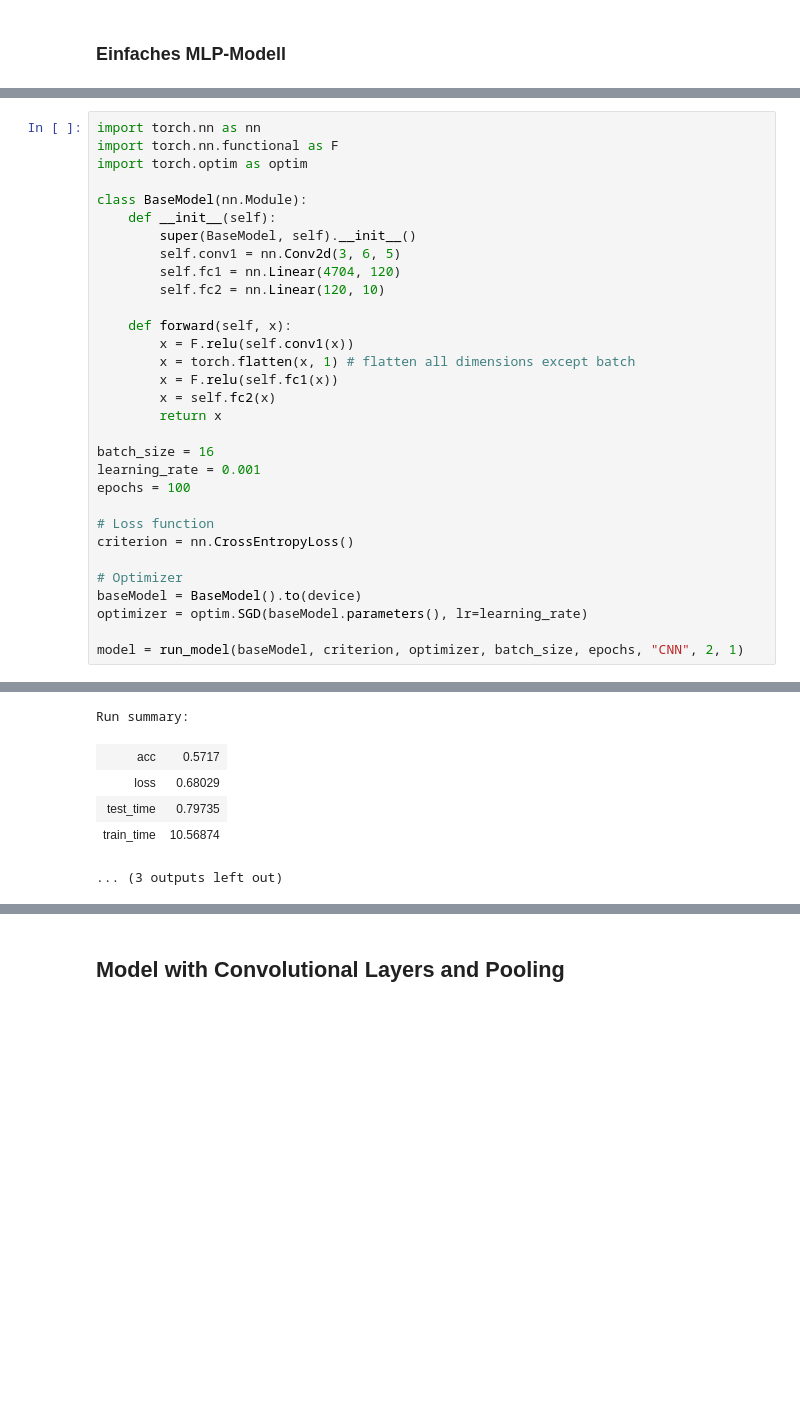
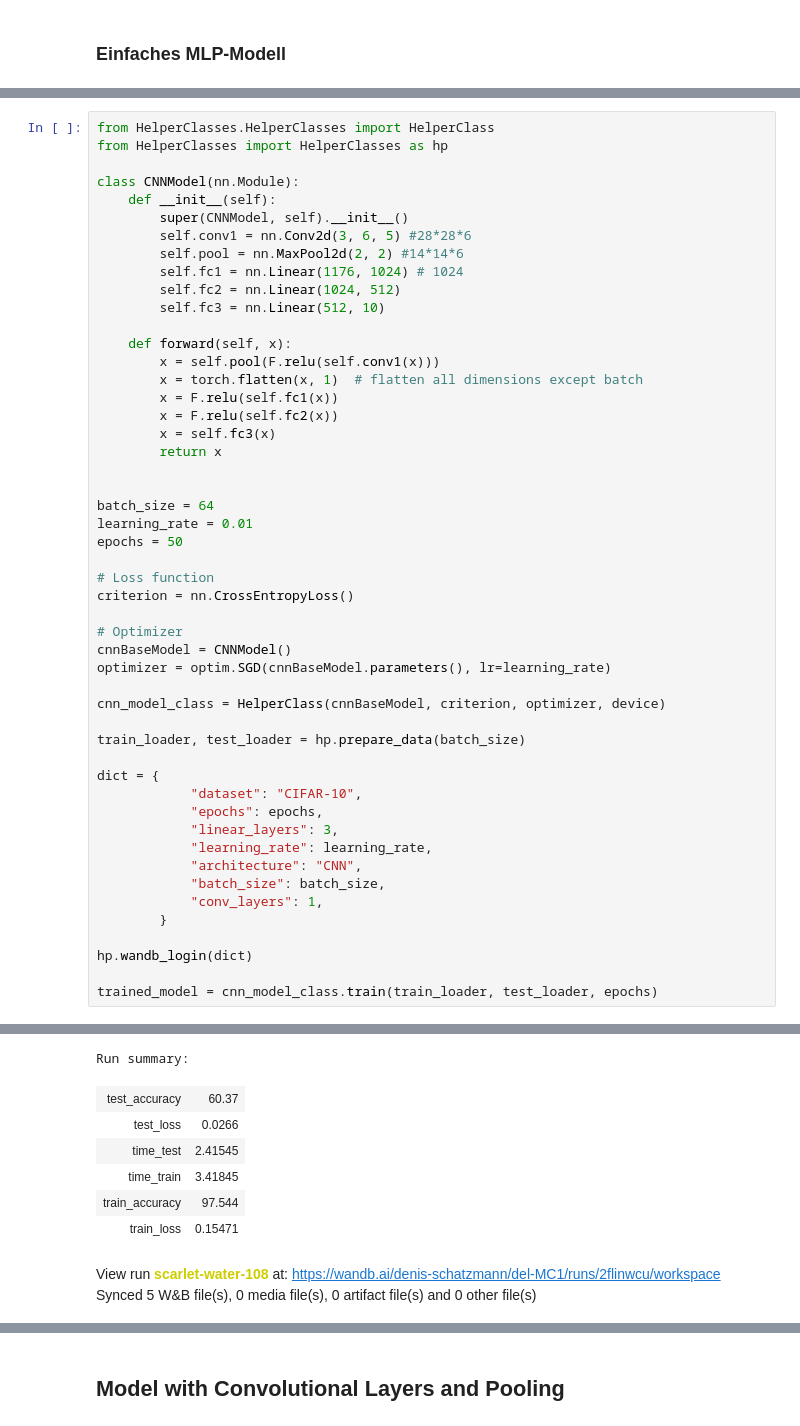
Before and after one commit to staldenhoefler/del, a Jupyter notebook: MC1/MC1.ipynb, the cells around one changed output, grey strips where cells are left out. Cells and saved outputs as stored; diff of their text form; blank space fills up the shorter version.

```diff
--- a/MC1/MC1.ipynb
+++ b/MC1/MC1.ipynb
@@ -424,34 +640,53 @@ Run summary:
 # %%
-import torch.nn as nn
-import torch.nn.functional as F
-import torch.optim as optim
+from HelperClasses.HelperClasses import HelperClass
+from HelperClasses import HelperClasses as hp
 
-class BaseModel(nn.Module):
+class CNNModel(nn.Module):
     def __init__(self):
-        super(BaseModel, self).__init__()
-        self.conv1 = nn.Conv2d(3, 6, 5)
-        self.fc1 = nn.Linear(4704, 120)
-        self.fc2 = nn.Linear(120, 10)
+        super(CNNModel, self).__init__()
+        self.conv1 = nn.Conv2d(3, 6, 5) #28*28*6
+        self.pool = nn.MaxPool2d(2, 2) #14*14*6
+        self.fc1 = nn.Linear(1176, 1024) # 1024
+        self.fc2 = nn.Linear(1024, 512)
+        self.fc3 = nn.Linear(512, 10)
 
     def forward(self, x):
-        x = F.relu(self.conv1(x))
-        x = torch.flatten(x, 1) # flatten all dimensions except batch
+        x = self.pool(F.relu(self.conv1(x)))
+        x = torch.flatten(x, 1)  # flatten all dimensions except batch
         x = F.relu(self.fc1(x))
-        x = self.fc2(x)
+        x = F.relu(self.fc2(x))
+        x = self.fc3(x)
         return x
 
-batch_size = 16
-learning_rate = 0.001
-epochs = 100
+
+batch_size = 64
+learning_rate = 0.01
+epochs = 50
 
 # Loss function
 criterion = nn.CrossEntropyLoss()
 
 # Optimizer
-baseModel = BaseModel().to(device)
-optimizer = optim.SGD(baseModel.parameters(), lr=learning_rate)
+cnnBaseModel = CNNModel()
+optimizer = optim.SGD(cnnBaseModel.parameters(), lr=learning_rate)
 
-model = run_model(baseModel, criterion, optimizer, batch_size, epochs, "CNN", 2, 1)
+cnn_model_class = HelperClass(cnnBaseModel, criterion, optimizer, device)
+
+train_loader, test_loader = hp.prepare_data(batch_size)
+
+dict = {
+            "dataset": "CIFAR-10",
+            "epochs": epochs,
+            "linear_layers": 3,
+            "learning_rate": learning_rate,
+            "architecture": "CNN",
+            "batch_size": batch_size,
+            "conv_layers": 1,
+        }
+
+hp.wandb_login(dict)
+
+trained_model = cnn_model_class.train(train_loader, test_loader, epochs)
 # %% [output]
 Files already downloaded and verified
 Files already downloaded and verified
@@ -486,6 +723,9 @@ Run history:
 Run summary:
-| acc | 0.5717 |
-| loss | 0.68029 |
-| test_time | 0.79735 |
-| train_time | 10.56874 |
+| test_accuracy | 60.37 |
+| test_loss | 0.0266 |
+| time_test | 2.41545 |
+| time_train | 3.41845 |
+| train_accuracy | 97.544 |
+| train_loss | 0.15471 |
-... (3 outputs left out)
+View run scarlet-water-108 at: https://wandb.ai/denis-schatzmann/del-MC1/runs/2flinwcu/workspace
+Synced 5 W&B file(s), 0 media file(s), 0 artifact file(s) and 0 other file(s)
```
Also changed, not shown: parts of 28 cells of this notebook, 1 other file.
